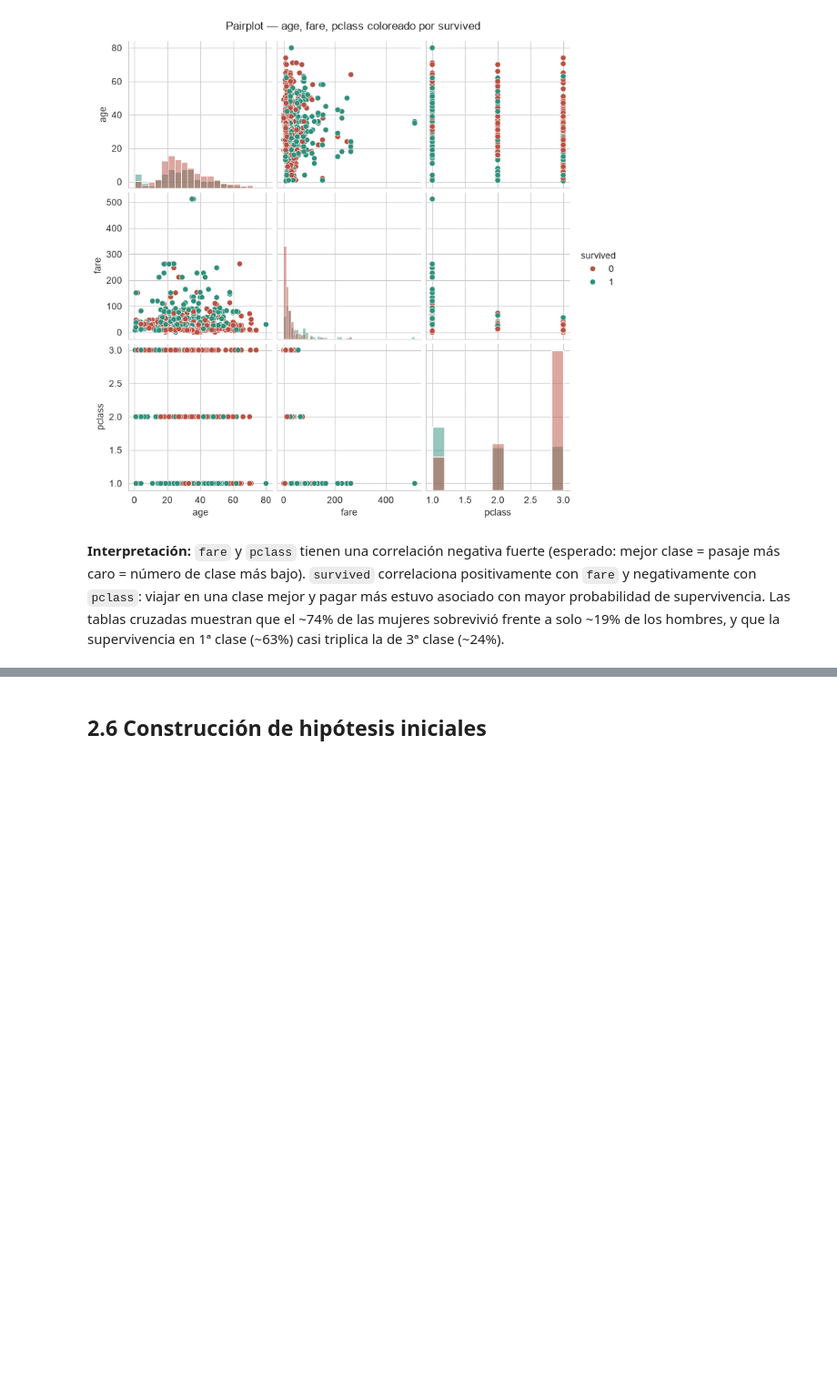
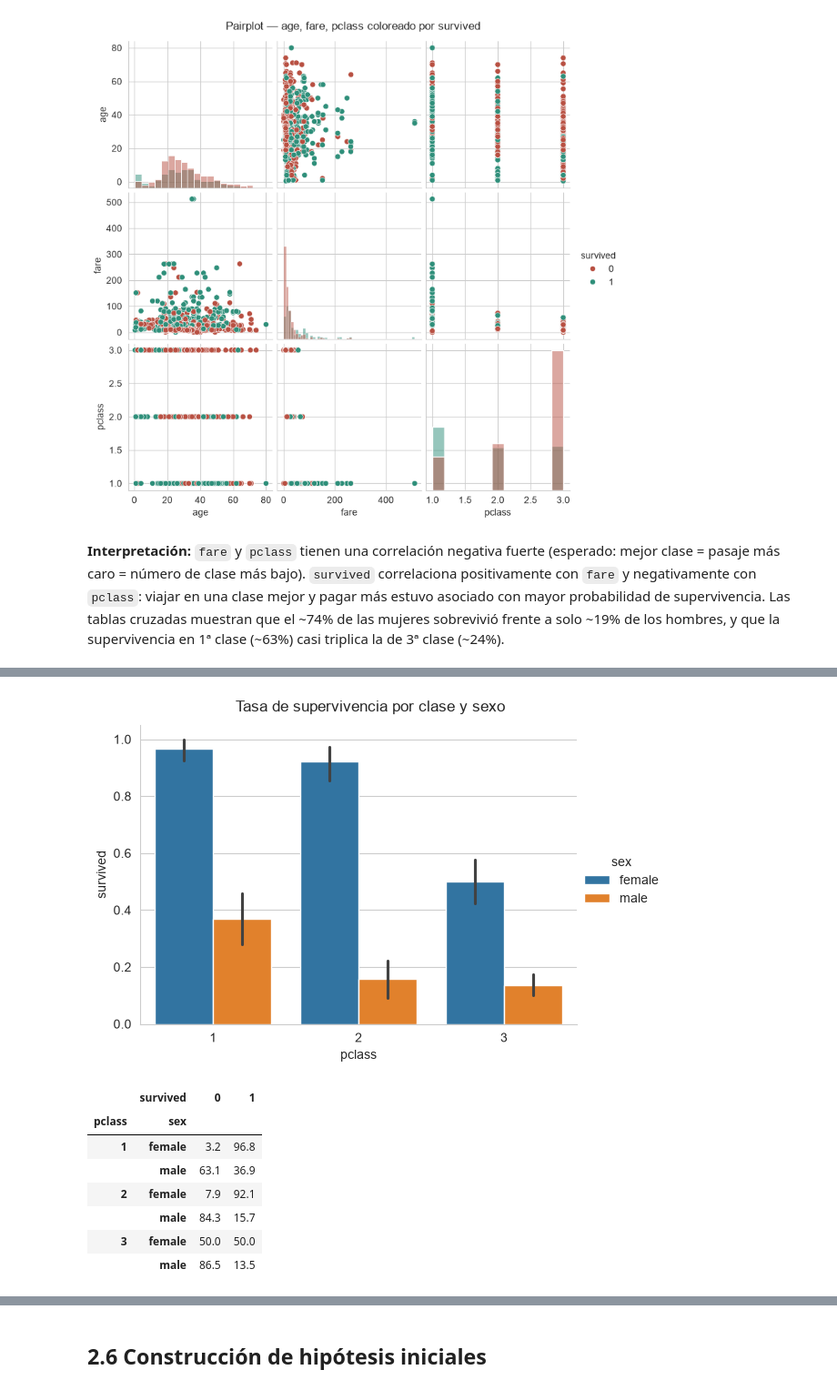
Before and after one commit to Xantyagoh/grupo3-analisis-datos, a Jupyter notebook: notebooks/02_eda.ipynb, the cells around one changed output, grey strips where cells are left out. Shown at 91% size. Cells and saved outputs as stored; diff of their text form; code cells hidden in the pictures; blank space fills up the shorter version.

Commit message:
fase2: patrones combinados en el análisis multivariado (clase y sexo, boxplots) e interpretación del pairplot

```diff
--- a/notebooks/02_eda.ipynb
+++ b/notebooks/02_eda.ipynb
@@ -203,0 +206,15 @@ plt.show()
+# %%
+g = sns.catplot(data=titanic, x='pclass', y='survived', hue='sex', kind='bar', height=4, aspect=1.4)
+g.figure.suptitle('Tasa de supervivencia por clase y sexo', y=1.03)
+plt.show()
+pd.crosstab([titanic['pclass'], titanic['sex']], titanic['survived'], normalize='index').round(3) * 100
+# %% [output]
+[figure, added]
+|  | survived | 0 | 1 |
+| pclass | sex |  |  |
+| 1 | female | 3.2 | 96.8 |
+|  | male | 63.1 | 36.9 |
+| 2 | female | 7.9 | 92.1 |
+|  | male | 84.3 | 15.7 |
+| 3 | female | 50.0 | 50.0 |
+|  | male | 86.5 | 13.5 |
```
Also changed, not shown: parts of 3 cells of this notebook.
